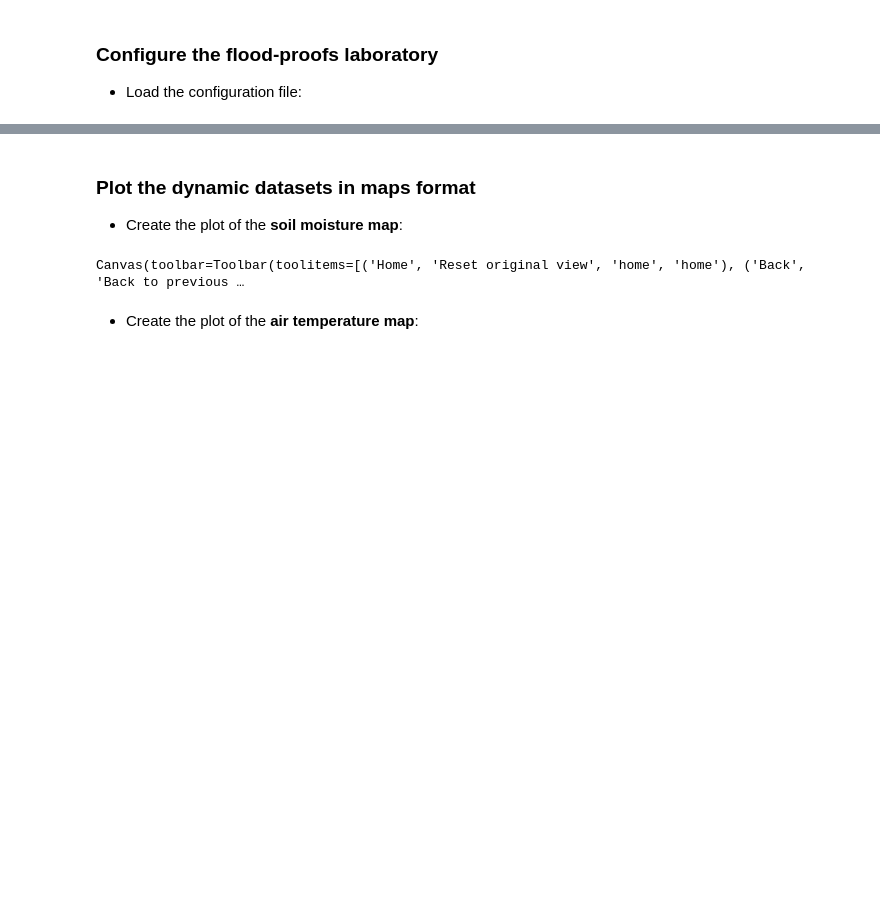
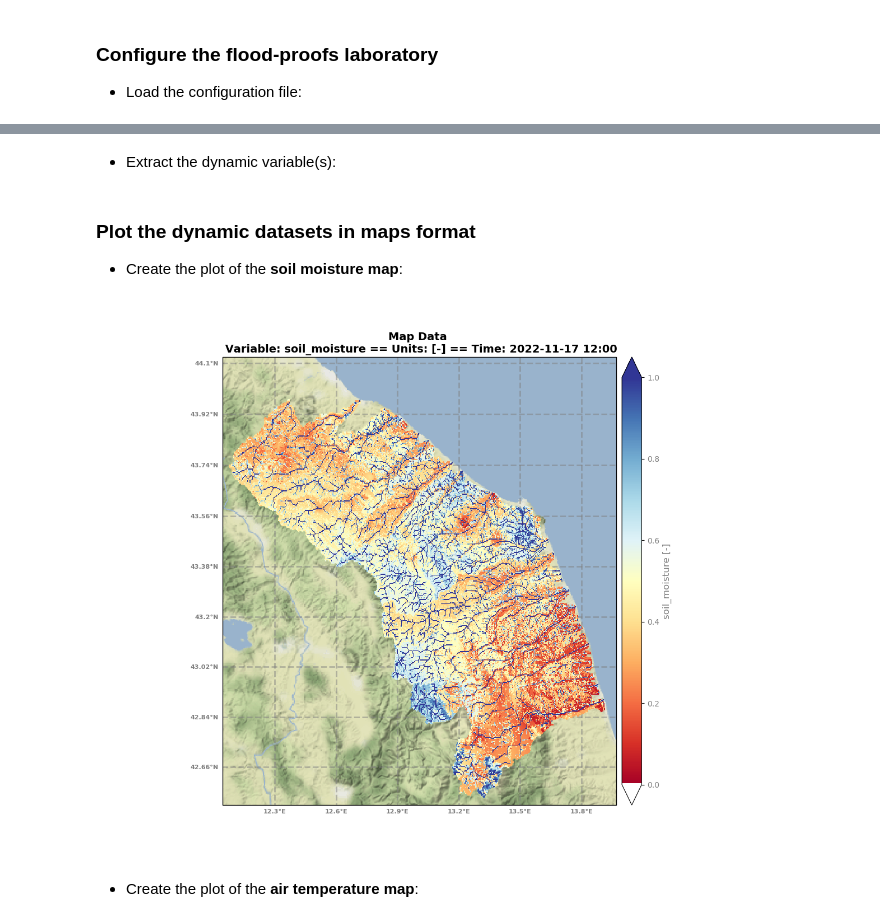
Before and after one commit to c-hydro-labs/hmc, a Jupyter notebook: fp_labs_analyzer_hmc_maps.ipynb, the cells around one changed output, grey strips where cells are left out. Saved outputs shown, nothing was run; the diff lists cells and outputs as text; code cells hidden in the pictures; blank space fills up the shorter version.

```diff
--- a/fp_labs_analyzer_hmc_maps.ipynb
+++ b/fp_labs_analyzer_hmc_maps.ipynb
@@ -250,0 +180,7 @@ darray_map_lst, attrs_map_lst = create_darray_maps(
+# %%
+# Read results datasets map
+obj_maps_dynamic_results = read_file_map(
+    file_path_dynamic_source['maps_results'], info_time_dynamic_source_selected['maps_results'],
+    file_vars_expected=run_variables_results)
+# %% [markdown]
+- Extract the dynamic variable(s):
@@ -253,15 +203,14 @@ darray_map_lst, attrs_map_lst = create_darray_maps(
 - Create the plot of the **soil moisture map**:
 # %%
 # Plot map soil moisture
-file_name_map_sm = define_file_var(file_path_dset_plot_collections, file_time=info_time_analysis,
-                                   var_name='soil_moisture', dataset_name='maps_outcome')
-
+file_name_map_sm = define_file_map(
+    file_path_dset_dynamic_destination['maps_results'], var_name='soil_moisture')
 plot_map_var(file_name_map_sm, darray_map_sm, info_time_analysis,
-             var_name_data='soil_moisture', var_units='[-]', var_name_geo_x='Longitude', var_name_geo_y='Latitude',
+             var_name_data='soil_moisture', var_units='[-]',
+             var_name_geo_x='Longitude', var_name_geo_y='Latitude',
              var_limit_min=0, var_limit_max=1)
-#Image(filename = file_name_map_sm, width=1000, height=1000)
 # %% [output]
-Canvas(toolbar=Toolbar(toolitems=[('Home', 'Reset original view', 'home', 'home'), ('Back', 'Back to previous …
+[figure, added]
 # %% [markdown]
 - Create the plot of the **air temperature map**:
 # %%
```
Also changed, not shown: parts of 50 cells of this notebook, 9 other files.
